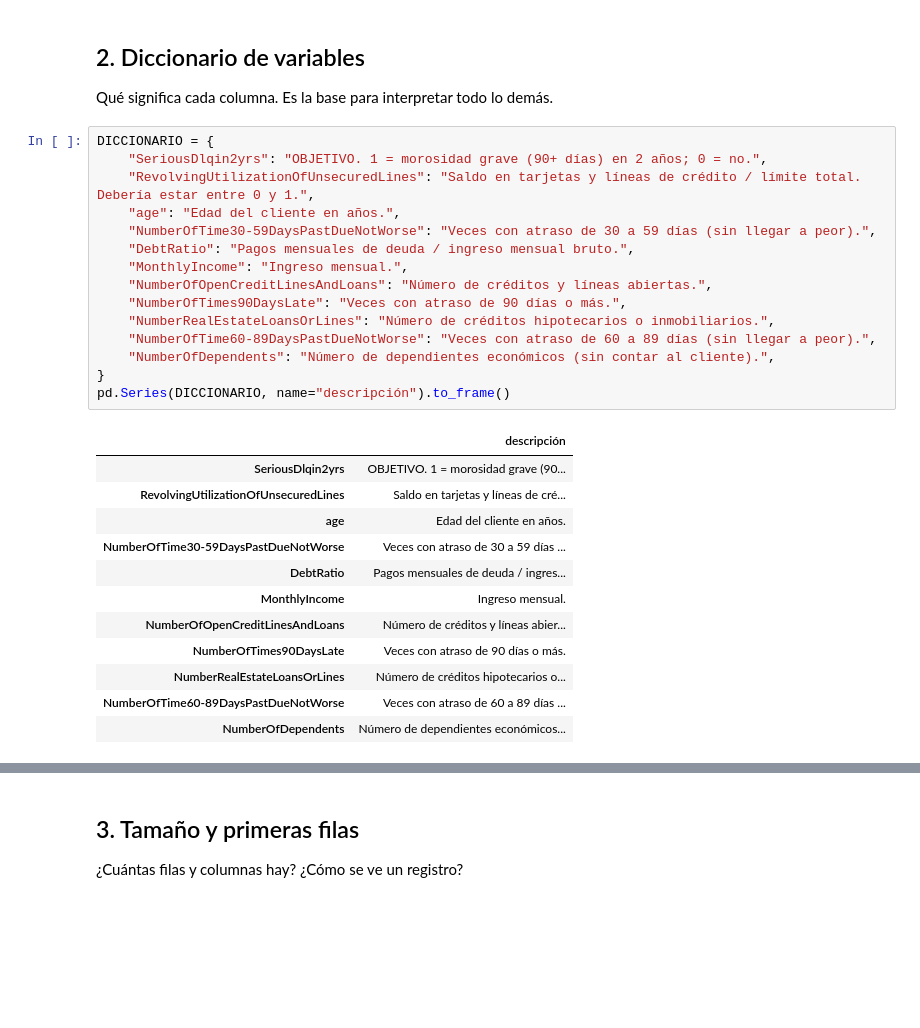
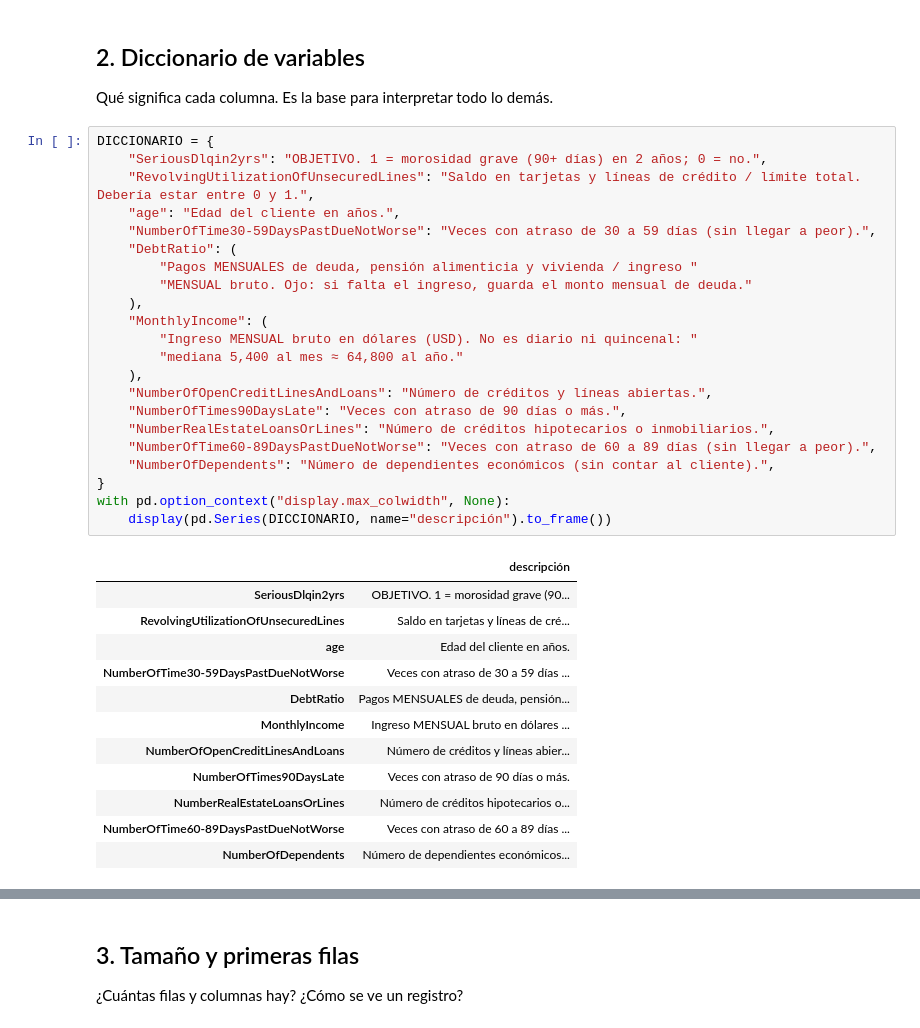
Before and after one commit to gustavopardoitam/ml-competencia-crediticia, a Jupyter notebook: notebooks/02_eda.ipynb, the cells around one changed output, grey strips where cells are left out. Drawn from its saved outputs; the diff is of its cells as text; blank space fills up the shorter version.

```diff
--- a/notebooks/02_eda.ipynb
+++ b/notebooks/02_eda.ipynb
@@ -231,26 +233,33 @@ Qué significa cada columna. Es la base para interpretar todo lo demás.
 # %%
 DICCIONARIO = {
     "SeriousDlqin2yrs": "OBJETIVO. 1 = morosidad grave (90+ días) en 2 años; 0 = no.",
     "RevolvingUtilizationOfUnsecuredLines": "Saldo en tarjetas y líneas de crédito / límite total. Debería estar entre 0 y 1.",
     "age": "Edad del cliente en años.",
     "NumberOfTime30-59DaysPastDueNotWorse": "Veces con atraso de 30 a 59 días (sin llegar a peor).",
-    "DebtRatio": "Pagos mensuales de deuda / ingreso mensual bruto.",
-    "MonthlyIncome": "Ingreso mensual.",
+    "DebtRatio": (
+        "Pagos MENSUALES de deuda, pensión alimenticia y vivienda / ingreso "
+        "MENSUAL bruto. Ojo: si falta el ingreso, guarda el monto mensual de deuda."
+    ),
+    "MonthlyIncome": (
+        "Ingreso MENSUAL bruto en dólares (USD). No es diario ni quincenal: "
+        "mediana 5,400 al mes ≈ 64,800 al año."
+    ),
     "NumberOfOpenCreditLinesAndLoans": "Número de créditos y líneas abiertas.",
     "NumberOfTimes90DaysLate": "Veces con atraso de 90 días o más.",
     "NumberRealEstateLoansOrLines": "Número de créditos hipotecarios o inmobiliarios.",
     "NumberOfTime60-89DaysPastDueNotWorse": "Veces con atraso de 60 a 89 días (sin llegar a peor).",
     "NumberOfDependents": "Número de dependientes económicos (sin contar al cliente).",
 }
-pd.Series(DICCIONARIO, name="descripción").to_frame()
+with pd.option_context("display.max_colwidth", None):
+    display(pd.Series(DICCIONARIO, name="descripción").to_frame())
 # %% [output]
 |  | descripción |
 | SeriousDlqin2yrs | OBJETIVO. 1 = morosidad grave (90... |
 | RevolvingUtilizationOfUnsecuredLines | Saldo en tarjetas y líneas de cré... |
 | age | Edad del cliente en años. |
 | NumberOfTime30-59DaysPastDueNotWorse | Veces con atraso de 30 a 59 días ... |
-| DebtRatio | Pagos mensuales de deuda / ingres... |
-| MonthlyIncome | Ingreso mensual. |
+| DebtRatio | Pagos MENSUALES de deuda, pensión... |
+| MonthlyIncome | Ingreso MENSUAL bruto en dólares ... |
 | NumberOfOpenCreditLinesAndLoans | Número de créditos y líneas abier... |
 | NumberOfTimes90DaysLate | Veces con atraso de 90 días o más. |
 | NumberRealEstateLoansOrLines | Número de créditos hipotecarios o... |
```
Also changed, not shown: parts of 52 cells of this notebook, 2 other files.
